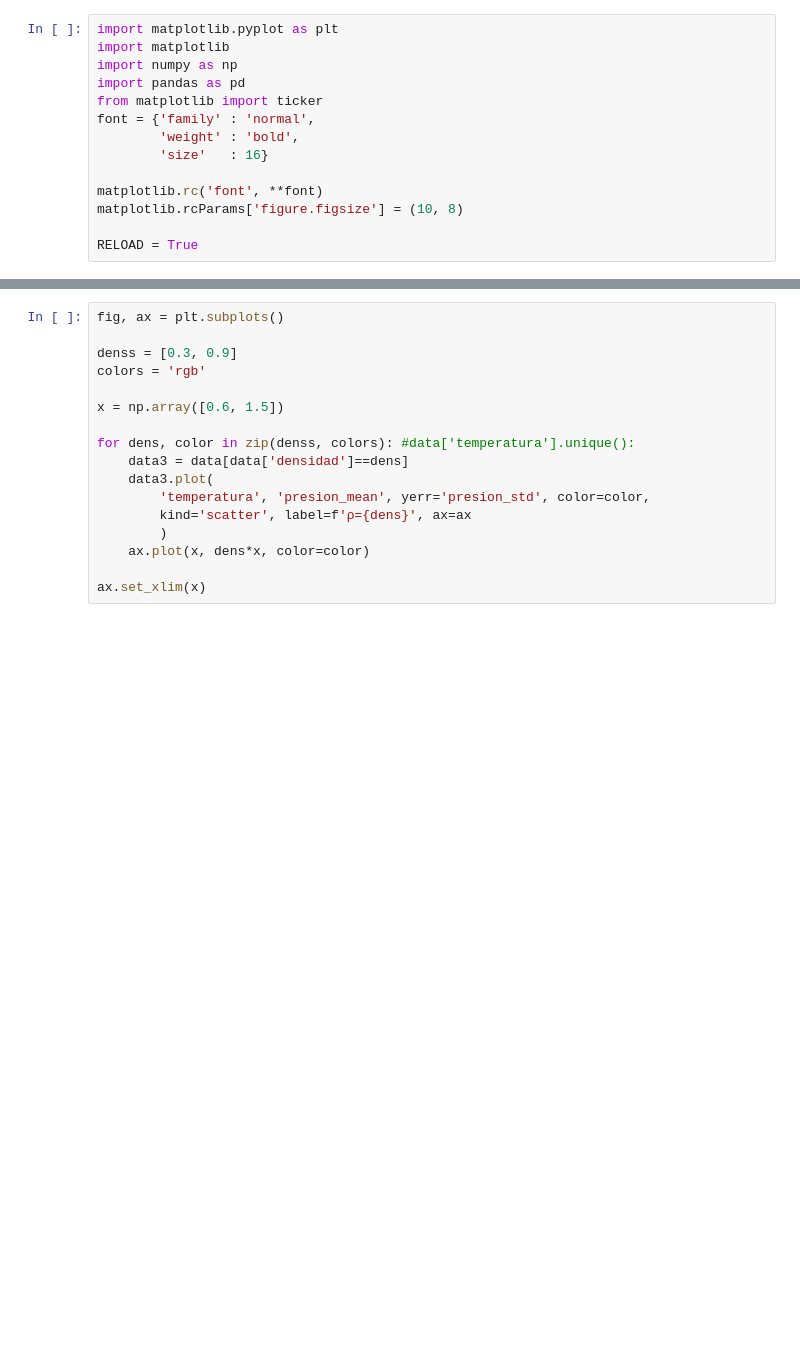
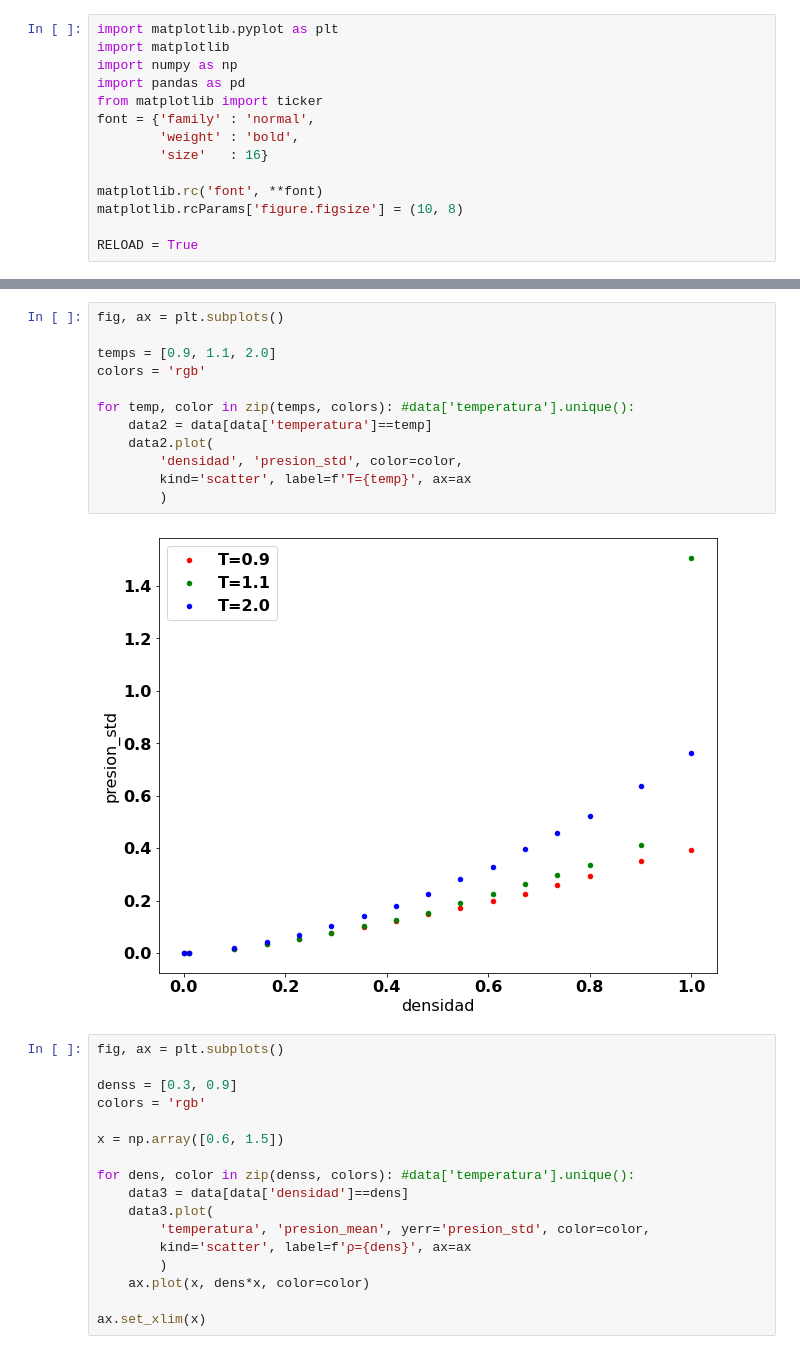
Before and after one commit to sstandre/dinamica_molecular, a Jupyter notebook: analisis.ipynb, the cells around one changed output, grey strips where cells are left out. Cells and saved outputs as stored; diff of their text form; blank space fills up the shorter version.

```diff
--- a/analisis.ipynb
+++ b/analisis.ipynb
@@ -63,3 +67,17 @@ for temp, color in zip(temps, colors): #data['temperatura'].unique():
+# %%
+fig, ax = plt.subplots()
+
+temps = [0.9, 1.1, 2.0]
+colors = 'rgb'
+
+for temp, color in zip(temps, colors): #data['temperatura'].unique():
+    data2 = data[data['temperatura']==temp]
+    data2.plot(
+        'densidad', 'presion_std', color=color,
+        kind='scatter', label=f'T={temp}', ax=ax
+        )
+# %% [output]
+[figure, added]
 # %%
 fig, ax = plt.subplots()
 
```
Also changed, not shown: parts of 4 cells of this notebook, 4 other files.
